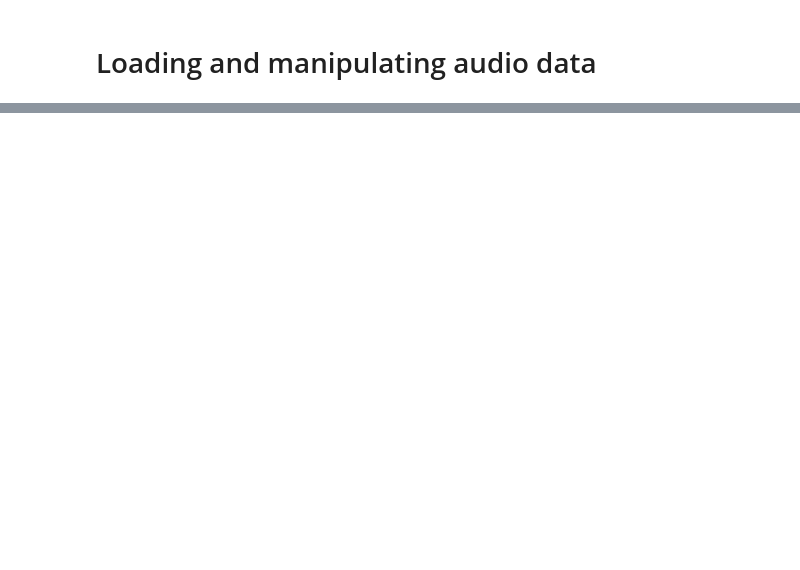
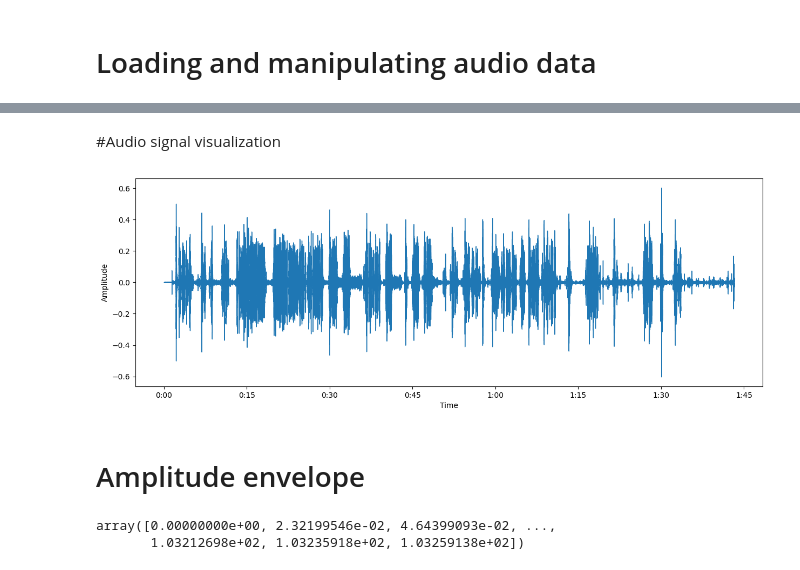
Before and after one commit to farrukh602/BirdCLEF2024-Classification-base-on-sounds, a Jupyter notebook: AudioProcessing/visualization_audio_signals.ipynb, the cells around one changed output, grey strips where cells are left out. Cells and saved outputs as stored; diff of their text form; code cells hidden in the pictures; blank space fills up the shorter version.

Commit message:
Visualizing audio signal -- Amplitude envelop

```diff
--- a/AudioProcessing/visualization_audio_signals.ipynb
+++ b/AudioProcessing/visualization_audio_signals.ipynb
@@ -19,4 +19,4 @@ meta_data=pd.read_csv('/content/drive/MyDrive/Kaggle/Bird_CLEF2024/train_metadat
 # %%
 audio_data['duration_per_sample']=1/audio_data['sample_rate']
 audio_data['total_duration']=audio_data['audio_signal'].apply(lambda x: len(x)*0.000045)
-audio_data
+audio_data.set_index('bird_species',inplace=True)
@@ -36,0 +40,15 @@ audio_data
+# %% [markdown]
+#Audio signal visualization
+# %%
+species='wynlau1'
+sound = np.array(audio_data.loc[species]['audio_signal'])
+plt.figure(figsize=(15,5))
+librosa.display.waveshow(sound)
+plt.xlabel('Time')
+plt.ylabel('Amplitude')
+
+plt.show()
+# %% [output]
+[figure, added]
+# %% [markdown]
+# Amplitude envelope
@@ -36,0 +59,11 @@ audio_data
+# %%
+# visualizing the amplitude envelop
+frame_size=1024
+hop_length=512
+am_envelop = amplitude_envelop(sound, frame_size, hop_length)
+
+frames = range(len(am_envelop))
+t = librosa.frames_to_time(frames, hop_length=hop_length)
+# %% [output]
+array([0.00000000e+00, 2.32199546e-02, 4.64399093e-02, ...,
+       1.03212698e+02, 1.03235918e+02, 1.03259138e+02])
```
Also changed, not shown: parts of 4 cells of this notebook.
